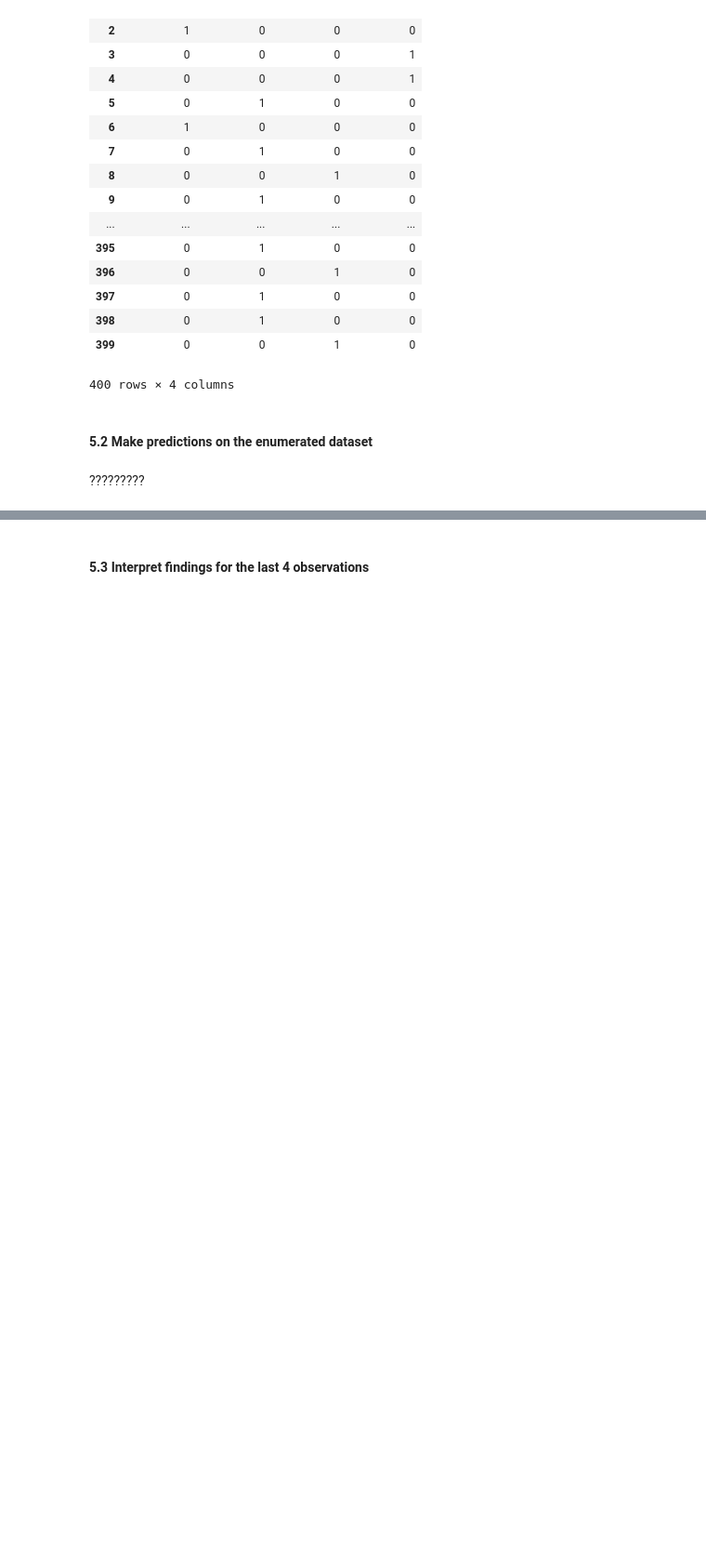
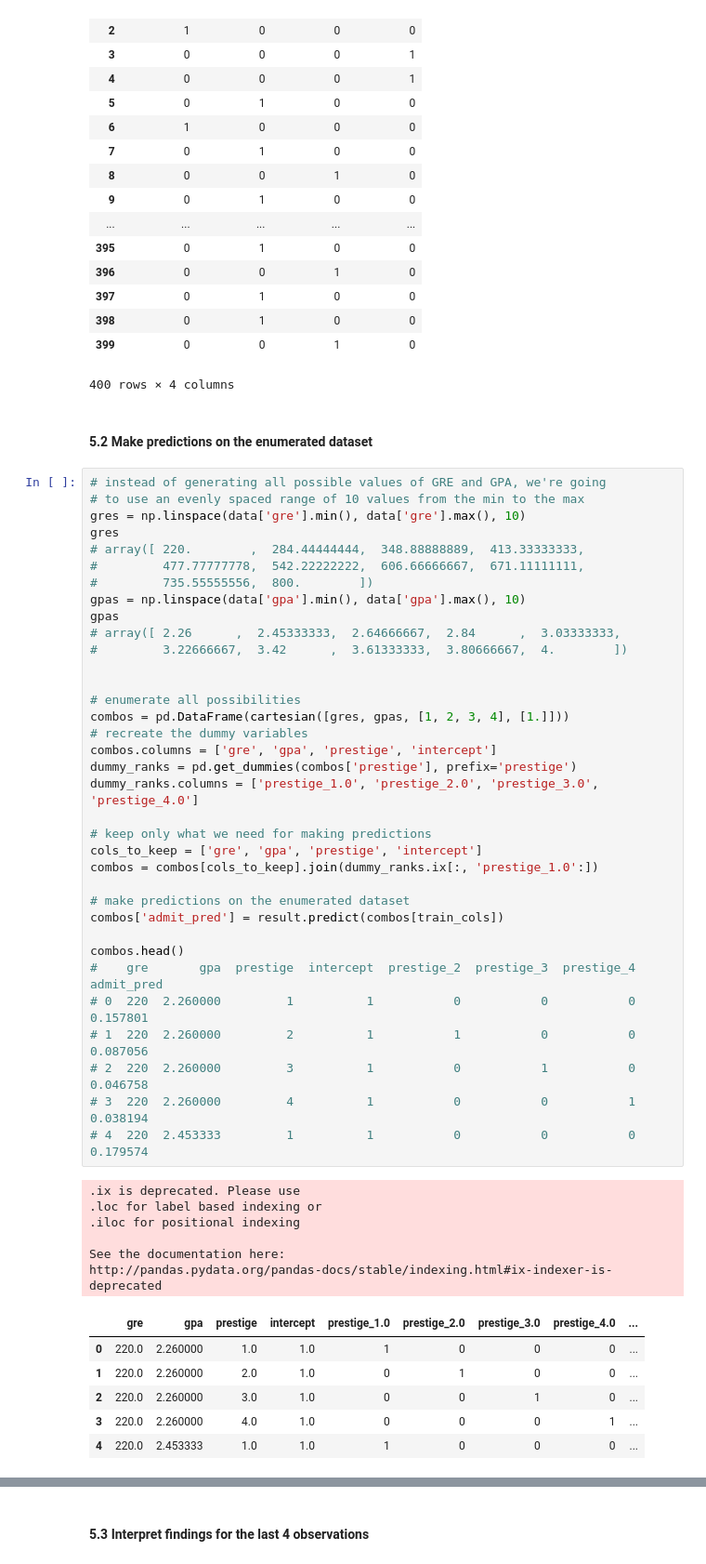
Before and after one commit to jrich71/test2, a Jupyter notebook: project3-richardson-Finality.ipynb, the cells around one changed output, grey strips where cells are left out. Shown at 93% size. Saved outputs shown, nothing was run; the diff lists cells and outputs as text; blank space fills up the shorter version.

```diff
--- a/project3-richardson-Finality.ipynb
+++ b/project3-richardson-Finality.ipynb
@@ -360,5 +304,51 @@ dummy_ranks
 400 rows × 4 columns
 # %% [markdown]
 #### 5.2 Make predictions on the enumerated dataset
-# %% [markdown]
-?????????
+# %%
+# instead of generating all possible values of GRE and GPA, we're going
+# to use an evenly spaced range of 10 values from the min to the max
+gres = np.linspace(data['gre'].min(), data['gre'].max(), 10)
+gres
+# array([ 220.        ,  284.44444444,  348.88888889,  413.33333333,
+#         477.77777778,  542.22222222,  606.66666667,  671.11111111,
+#         735.55555556,  800.        ])
+gpas = np.linspace(data['gpa'].min(), data['gpa'].max(), 10)
+gpas
+# array([ 2.26      ,  2.45333333,  2.64666667,  2.84      ,  3.03333333,
+#         3.22666667,  3.42      ,  3.61333333,  3.80666667,  4.        ])
+
+
+# enumerate all possibilities
+combos = pd.DataFrame(cartesian([gres, gpas, [1, 2, 3, 4], [1.]]))
+# recreate the dummy variables
+combos.columns = ['gre', 'gpa', 'prestige', 'intercept']
+dummy_ranks = pd.get_dummies(combos['prestige'], prefix='prestige')
+dummy_ranks.columns = ['prestige_1.0', 'prestige_2.0', 'prestige_3.0', 'prestige_4.0']
+
+# keep only what we need for making predictions
+cols_to_keep = ['gre', 'gpa', 'prestige', 'intercept']
+combos = combos[cols_to_keep].join(dummy_ranks.ix[:, 'prestige_1.0':])
+
+# make predictions on the enumerated dataset
+combos['admit_pred'] = result.predict(combos[train_cols])
+
+combos.head()
+#    gre       gpa  prestige  intercept  prestige_2  prestige_3  prestige_4  admit_pred
+# 0  220  2.260000         1          1           0           0           0    0.157801
+# 1  220  2.260000         2          1           1           0           0    0.087056
+# 2  220  2.260000         3          1           0           1           0    0.046758
+# 3  220  2.260000         4          1           0           0           1    0.038194
+# 4  220  2.453333         1          1           0           0           0    0.179574
+# %% [output]
+.ix is deprecated. Please use
+.loc for label based indexing or
+.iloc for positional indexing
+
+See the documentation here:
+http://pandas.pydata.org/pandas-docs/stable/indexing.html#ix-indexer-is-deprecated
+|  | gre | gpa | prestige | intercept | prestige_1.0 | prestige_2.0 | prestige_3.0 | prestige_4.0 | ... |
+| 0 | 220.0 | 2.260000 | 1.0 | 1.0 | 1 | 0 | 0 | 0 | ... |
+| 1 | 220.0 | 2.260000 | 2.0 | 1.0 | 0 | 1 | 0 | 0 | ... |
+| 2 | 220.0 | 2.260000 | 3.0 | 1.0 | 0 | 0 | 1 | 0 | ... |
+| 3 | 220.0 | 2.260000 | 4.0 | 1.0 | 0 | 0 | 0 | 1 | ... |
+| 4 | 220.0 | 2.453333 | 1.0 | 1.0 | 1 | 0 | 0 | 0 | ... |
```
Also changed, not shown: parts of 19 cells of this notebook.
